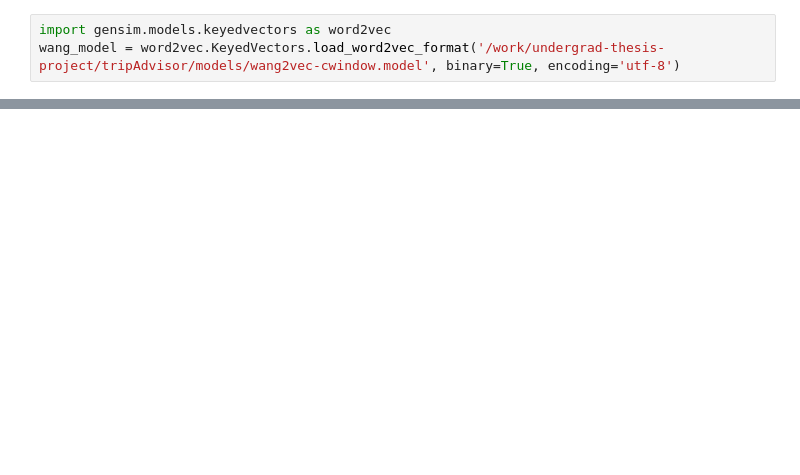
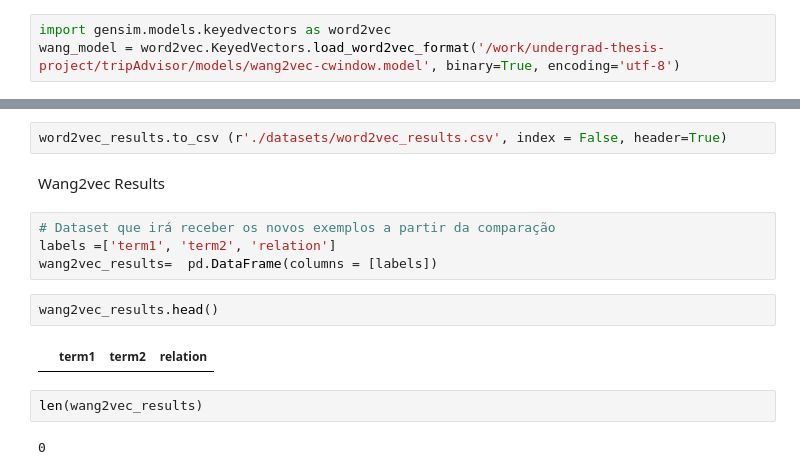
Before and after one commit to mksantos2/semiautomatic-portuguese-ontology-enrichment, a Jupyter notebook: tripAdvisor/word2vec_similarity.ipynb, the cells around one changed output, grey strips where cells are left out. Cells and saved outputs as stored; diff of their text form; blank space fills up the shorter version.

```diff
--- a/tripAdvisor/word2vec_similarity.ipynb
+++ b/tripAdvisor/word2vec_similarity.ipynb
@@ -60,0 +229,16 @@ w2v_model_skip.wv.similarity(w1="hotel",w2="acomodação")
+# %%
+word2vec_results.to_csv (r'./datasets/word2vec_results.csv', index = False, header=True)
+# %% [markdown]
+Wang2vec Results
+# %%
+# Dataset que irá receber os novos exemplos a partir da comparação
+labels =['term1', 'term2', 'relation']
+wang2vec_results=  pd.DataFrame(columns = [labels])
+# %%
+wang2vec_results.head()
+# %% [output]
+|  | term1 | term2 | relation |
+# %%
+len(wang2vec_results)
+# %% [output]
+0
```
Also changed, not shown: parts of 46 cells of this notebook, 8 other files.
